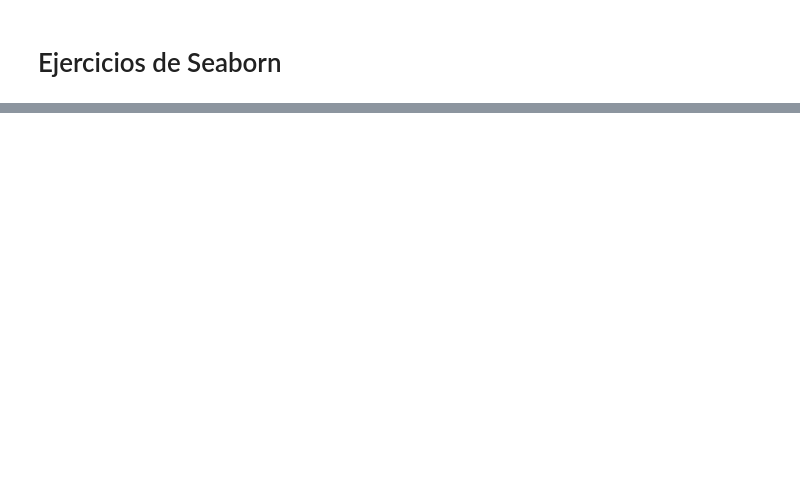
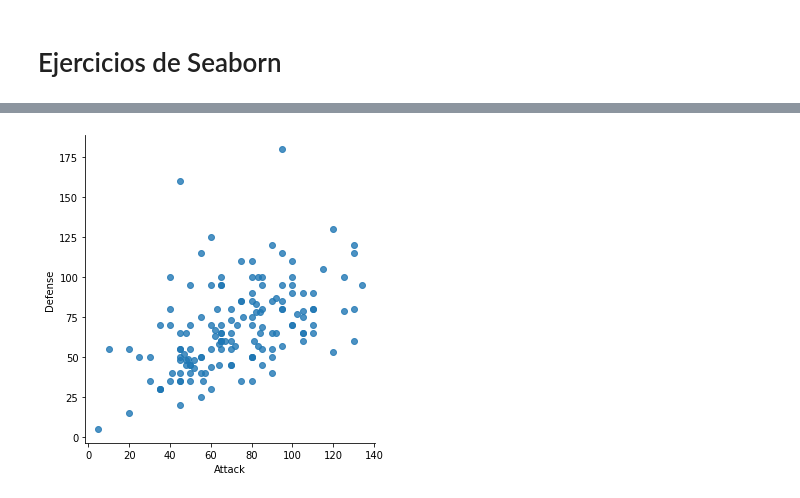
Before and after one commit to MNievas12/2304_dsft_thebridge, a Jupyter notebook: 2-Data_Analysis/4-Visualización/2-Seaborn/Ejercicios/ejercicios_Seaborn.ipynb, the cells around one changed output, grey strips where cells are left out. Saved outputs shown, nothing was run; the diff lists cells and outputs as text; code cells hidden in the pictures; blank space fills up the shorter version.

```diff
--- a/2-Data_Analysis/4-Visualización/2-Seaborn/Ejercicios/ejercicios_Seaborn.ipynb
+++ b/2-Data_Analysis/4-Visualización/2-Seaborn/Ejercicios/ejercicios_Seaborn.ipynb
@@ -14,3 +83,7 @@
 # %%
 # 6. No queremos ver la línea recta de la regresión lineal.
 # prueba a añadir fit_reg a falso
+# %%
+sns.lmplot(x="Attack", y="Defense", data=df, fit_reg=False);
+# %% [output]
+[figure, added]
```
Also changed, not shown: parts of 47 cells of this notebook.
